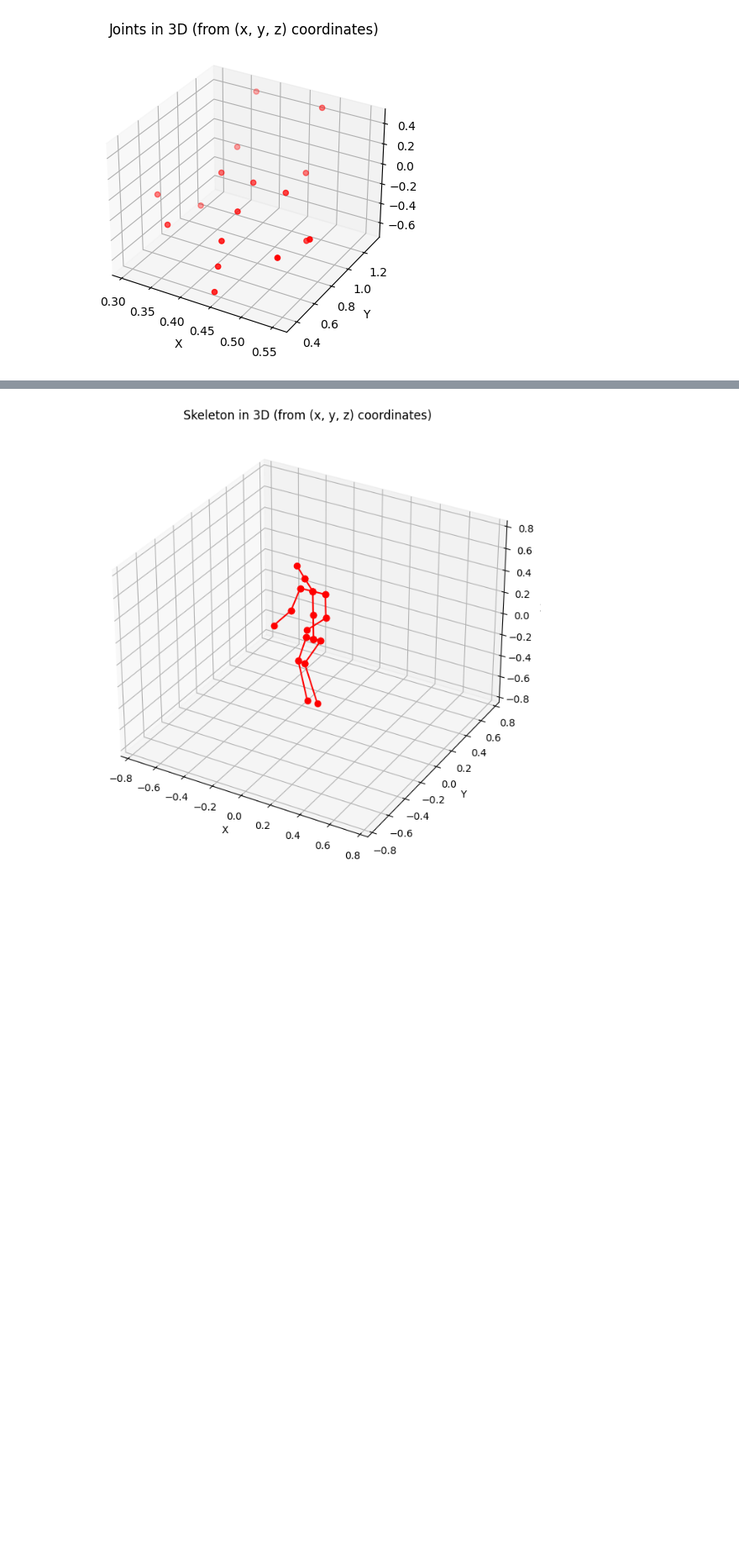
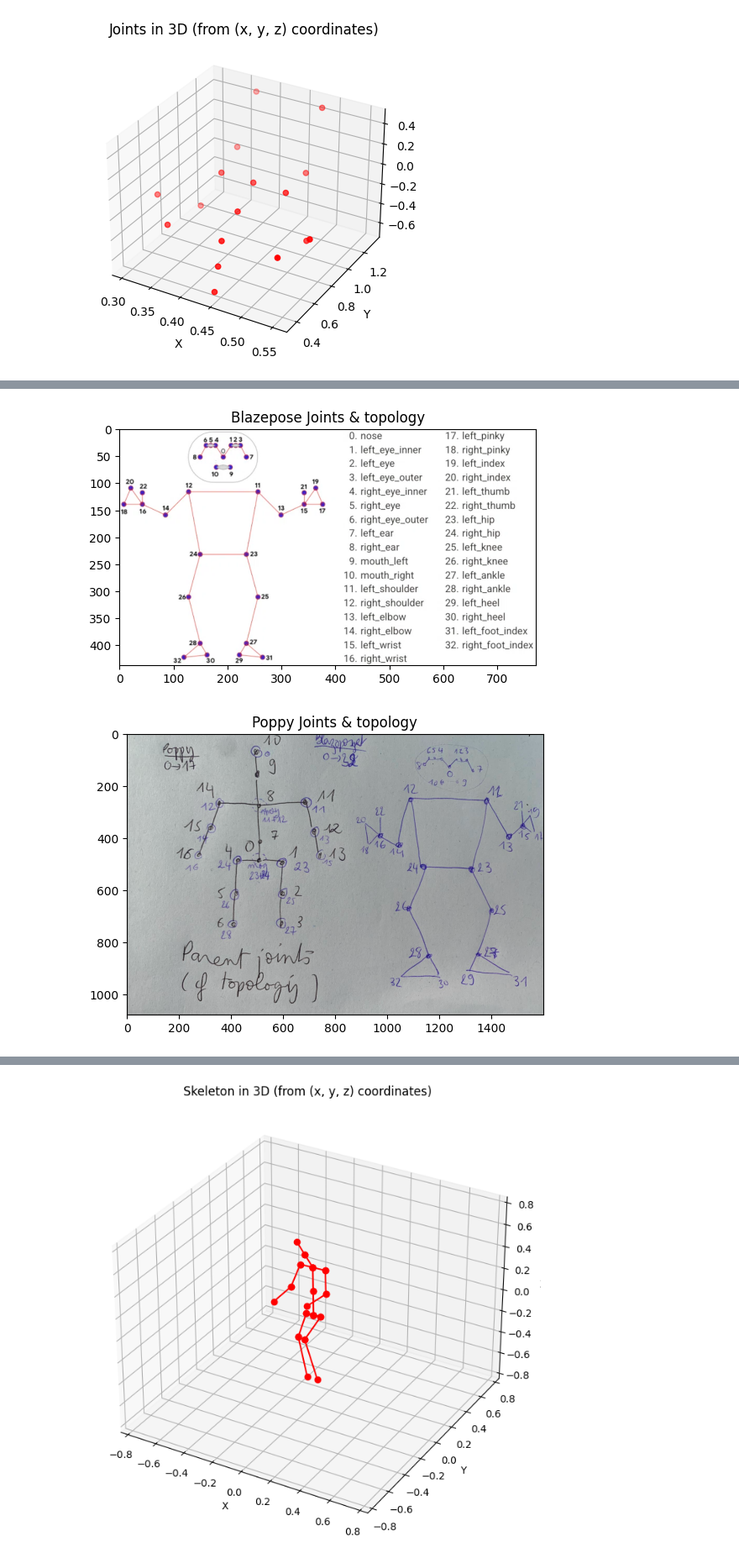
Before and after one commit to anaele-paris/Poppy, a Jupyter notebook: video_capturing.ipynb, the cells around one changed output, grey strips where cells are left out. Shown at 84% size. Saved outputs shown, nothing was run; the diff lists cells and outputs as text; code cells hidden in the pictures; blank space fills up the shorter version.

```diff
--- a/video_capturing.ipynb
+++ b/video_capturing.ipynb
@@ -645,23 +654,37 @@ Child joint 16 (Right wrist) is connected to parent joint 15 (Right elbow)
 # %%
-# JOINTS NAME
+# JOINTS NAME (AS IN BLAZEPOSE)
+# values with a  "*" are interpolated from Blazepose keypoints (and ->" will indicate they are computed)
 
-# 0 - Pelvis / spine (root)
+# 0 * Pelvis (root) -> average between hips (1 and 4)
 # 1 - Left hip
 # 2 - Left knee
 # 3 - Left ankle
 # 4 - Right hip
 # 5 - Right knee
 # 6 - Right ankle
-# 7 - Spine (middle of the body)
-# 8 - Base of neck
-# 9 - Base of head
-# 10 - top of head
+# 7 * Chest         -> average between pelvis and neck (0 and 8)
+# 8 * Base of neck  -> average between shoulders (11 and 14)
+# 9 * Base of head  -> average between top of head and base on neck (10 and 8)
+# 10 - Head (center)-> nose in Blasepose
 # 11 - Left shoulder
 # 12 - Left elbow
 # 13 - Left wrist
 # 14 - Right shoulder
 # 15 - Right elbow
 # 16 - Right wrist
+
+#show the skeleton in 3D from blazepose_madiapipe_joints.webp
+blazepose_joints= cv2.imread('./blazepose_mediapipe_joints.webp')
+plt.imshow(blazepose_joints)
+plt.title('Blazepose Joints & topology')
+plt.show()
+poppy_joints= cv2.imread('./poppy_joints_topology.jpg')
+plt.imshow(poppy_joints)
+plt.title ('Poppy Joints & topology' )
+plt.show()
+# %% [output]
+[figure, added]
+[figure, added]
 # %%
 # 2/ NORMALIZE (CENTER & ROTATE) SKELETONS
 #---------------------------------------
```
Also changed, not shown: parts of 15 cells of this notebook, 20 other files.
